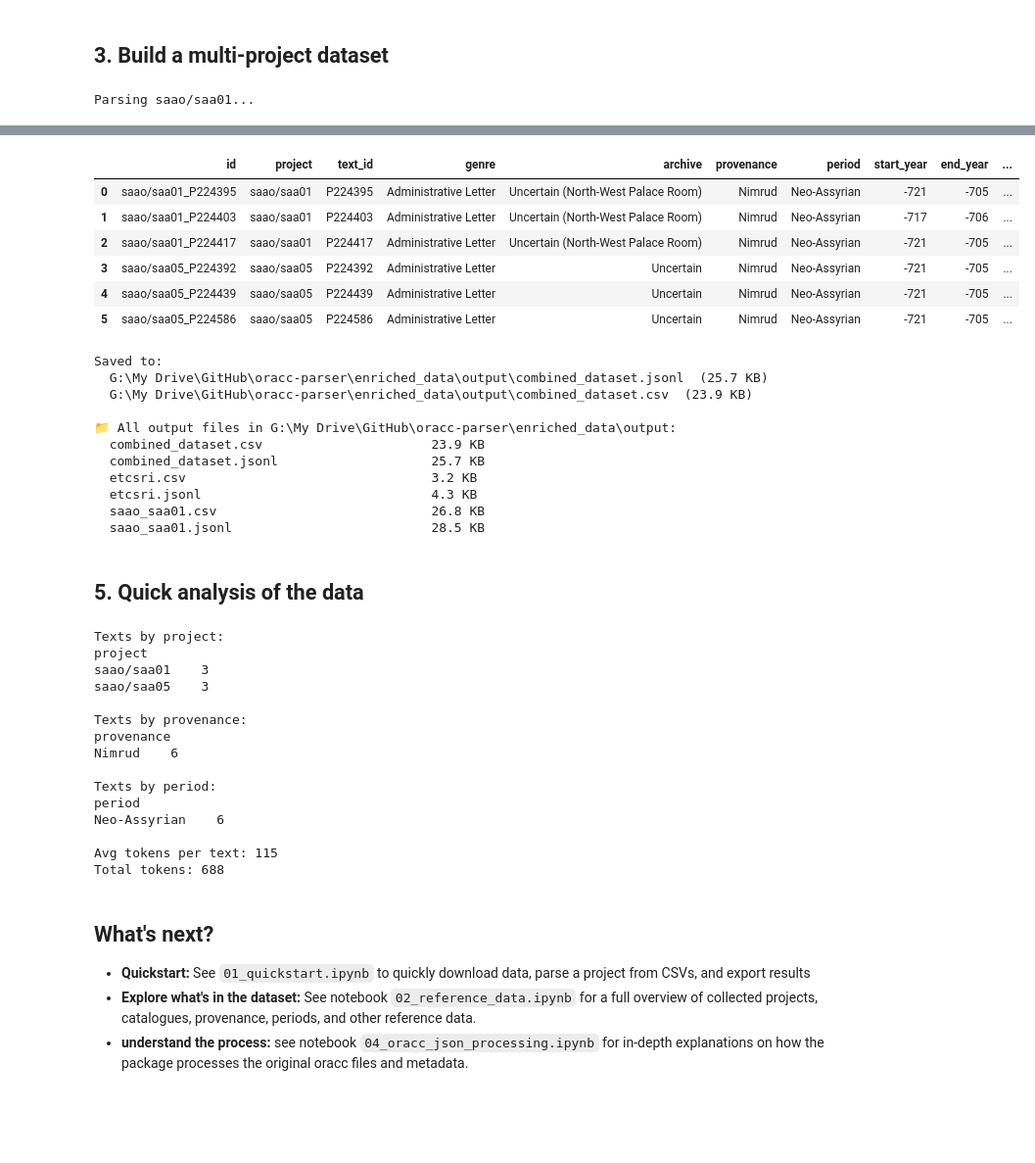
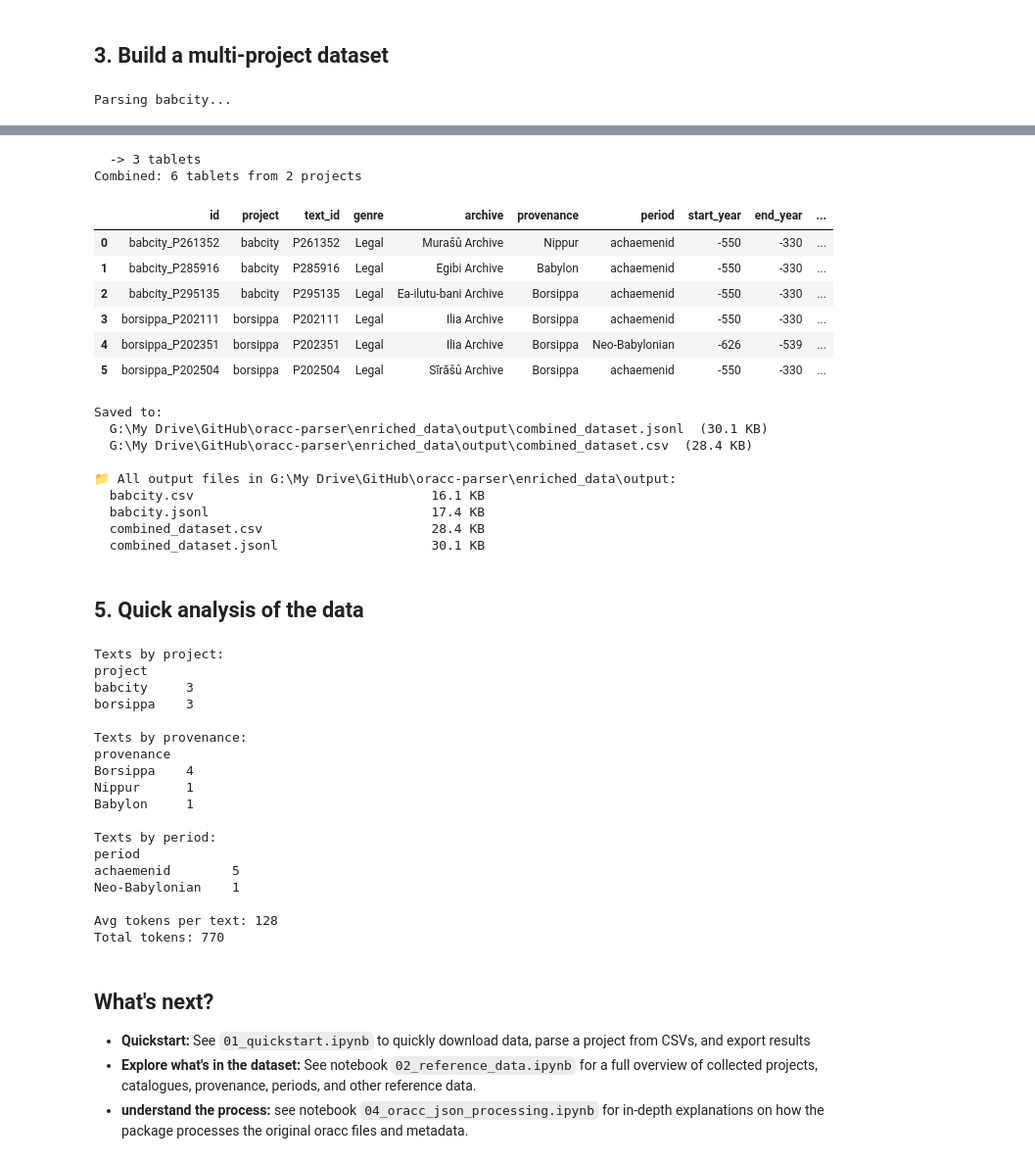
Before and after one commit to shaharspencer/oracc-parser, a Jupyter notebook: notebooks/03_configure_and_export.ipynb, the cells around one changed output, grey strips where cells are left out. Shown at 98% size. Drawn from its saved outputs; the diff is of its cells as text; code cells hidden in the pictures; blank space fills up the shorter version.

```diff
--- a/notebooks/03_configure_and_export.ipynb
+++ b/notebooks/03_configure_and_export.ipynb
@@ -95,7 +95,7 @@ from oracc_parser import parse_project_from_word_csvs, RunConfig, get_transliter
 from oracc_parser.io.word_csv import load_word_csvs_from_dir
 from oracc_parser.settings import WORD_CSV_DIR
 
-PROJECT = "saao/saa01"
+PROJECT = "babcity"
 project_csv_dir = WORD_CSV_DIR / PROJECT.replace("/", "-")
 
 # Load a 2-text sample
@@ -103,10 +103,10 @@ all_word_dfs = load_word_csvs_from_dir(project_csv_dir, project=PROJECT)
 sample_dfs = dict(list(all_word_dfs.items())[:2])
 
 # Strict word-level filtering: words with >30% broken signs → replaced with X
-rec_strict = parse_project_from_word_csvs(PROJECT, sample_dfs, config=RunConfig(max_break_fraction=0.3))
+rec_strict = parse_project_from_word_csvs(PROJECT, sample_dfs, config=RunConfig(fetch_translations=False, max_break_fraction=0.3))
 
 # Liberal (default): keep all words regardless of damage
-rec_liberal = parse_project_from_word_csvs(PROJECT, sample_dfs, config=RunConfig(max_break_fraction=1.0))
+rec_liberal = parse_project_from_word_csvs(PROJECT, sample_dfs, config=RunConfig(fetch_translations=False, max_break_fraction=1.0))
 
 print("=== Transliteration with max_break_fraction=0.3 (strict) ===")
 for _, r in get_transliterations(rec_strict).iterrows():
@@ -197,8 +197,8 @@ from oracc_parser import parse_project_from_word_csvs, RunConfig, get_full_flat_
 from oracc_parser.io.word_csv import load_word_csvs_from_dir
 from oracc_parser.settings import WORD_CSV_DIR, OUTPUT_DIR
 
-PROJECTS = ["saao/saa01", "saao/saa05"]  # change these to what you want
-config = RunConfig(max_break_fraction=.5, drop_missing=True)
+PROJECTS = ["babcity", "borsippa"]  # change these to what you want
+config = RunConfig(fetch_translations=False, max_break_fraction=.5, drop_missing=True)
 
 all_dfs = []
 for project in PROJECTS:
@@ -219,4 +219,4 @@ combined = pd.concat(all_dfs, ignore_index=True)
 print(f"Combined: {len(combined)} tablets from {len(PROJECTS)} projects")
 display(combined)
 # %% [output]
-Parsing saao/saa01...
+Parsing babcity...
@@ -231,10 +231,12 @@ Combined: 6 tablets from 2 projects
+  -> 3 tablets
+Combined: 6 tablets from 2 projects
 |  | id | project | text_id | genre | archive | provenance | period | start_year | end_year | ... |
-| 0 | saao/saa01_P224395 | saao/saa01 | P224395 | Administrative Letter | Uncertain (North-West Palace Room) | Nimrud | Neo-Assyrian | -721 | -705 | ... |
-| 1 | saao/saa01_P224403 | saao/saa01 | P224403 | Administrative Letter | Uncertain (North-West Palace Room) | Nimrud | Neo-Assyrian | -717 | -706 | ... |
-| 2 | saao/saa01_P224417 | saao/saa01 | P224417 | Administrative Letter | Uncertain (North-West Palace Room) | Nimrud | Neo-Assyrian | -721 | -705 | ... |
-| 3 | saao/saa05_P224392 | saao/saa05 | P224392 | Administrative Letter | Uncertain | Nimrud | Neo-Assyrian | -721 | -705 | ... |
-| 4 | saao/saa05_P224439 | saao/saa05 | P224439 | Administrative Letter | Uncertain | Nimrud | Neo-Assyrian | -721 | -705 | ... |
-| 5 | saao/saa05_P224586 | saao/saa05 | P224586 | Administrative Letter | Uncertain | Nimrud | Neo-Assyrian | -721 | -705 | ... |
+| 0 | babcity_P261352 | babcity | P261352 | Legal | Murašû Archive | Nippur | achaemenid | -550 | -330 | ... |
+| 1 | babcity_P285916 | babcity | P285916 | Legal | Egibi Archive | Babylon | achaemenid | -550 | -330 | ... |
+| 2 | babcity_P295135 | babcity | P295135 | Legal | Ea-ilutu-bani Archive | Borsippa | achaemenid | -550 | -330 | ... |
+| 3 | borsippa_P202111 | borsippa | P202111 | Legal | Ilia Archive | Borsippa | achaemenid | -550 | -330 | ... |
+| 4 | borsippa_P202351 | borsippa | P202351 | Legal | Ilia Archive | Borsippa | Neo-Babylonian | -626 | -539 | ... |
+| 5 | borsippa_P202504 | borsippa | P202504 | Legal | Sīrāšû Archive | Borsippa | achaemenid | -550 | -330 | ... |
 # %%
 # Export the combined dataset
 out = OUTPUT_DIR
@@ -256,16 +258,14 @@ for f in sorted(out.iterdir()):
         print(f"  {f.name:40s}  {f.stat().st_size/1024:.1f} KB")
 # %% [output]
 Saved to:
-  G:\My Drive\GitHub\oracc-parser\enriched_data\output\combined_dataset.jsonl  (25.7 KB)
-  G:\My Drive\GitHub\oracc-parser\enriched_data\output\combined_dataset.csv  (23.9 KB)
+  G:\My Drive\GitHub\oracc-parser\enriched_data\output\combined_dataset.jsonl  (30.1 KB)
+  G:\My Drive\GitHub\oracc-parser\enriched_data\output\combined_dataset.csv  (28.4 KB)
 
 📁 All output files in G:\My Drive\GitHub\oracc-parser\enriched_data\output:
-  combined_dataset.csv                      23.9 KB
-  combined_dataset.jsonl                    25.7 KB
-  etcsri.csv                                3.2 KB
-  etcsri.jsonl                              4.3 KB
-  saao_saa01.csv                            26.8 KB
-  saao_saa01.jsonl                          28.5 KB
+  babcity.csv                               16.1 KB
+  babcity.jsonl                             17.4 KB
+  combined_dataset.csv                      28.4 KB
+  combined_dataset.jsonl                    30.1 KB
 # %% [markdown]
 ## 5. Quick analysis of the data
 # %%
@@ -283,19 +283,22 @@ print(f"Total tokens: {combined['total_tokens'].sum()}")
 # %% [output]
 Texts by project:
 project
-saao/saa01    3
-saao/saa05    3
+babcity     3
+borsippa    3
 
 Texts by provenance:
 provenance
-Nimrud    6
+Borsippa    4
+Nippur      1
+Babylon     1
 
 Texts by period:
 period
-Neo-Assyrian    6
+achaemenid        5
+Neo-Babylonian    1
 
-Avg tokens per text: 115
-Total tokens: 688
+Avg tokens per text: 128
+Total tokens: 770
 # %% [markdown]
 ## What's next?
 
```
Also changed, not shown: parts of 3 cells of this notebook, 42 other files.
